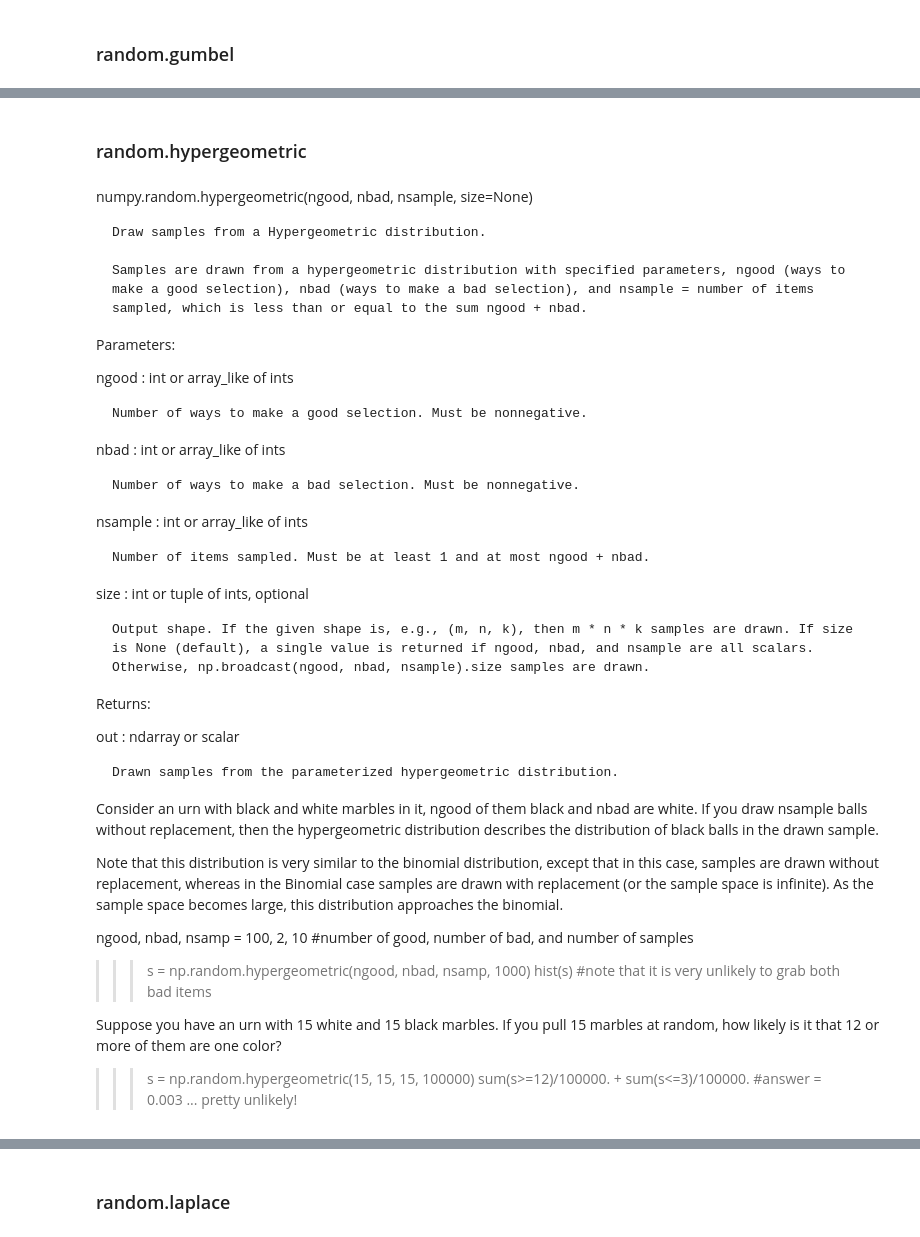
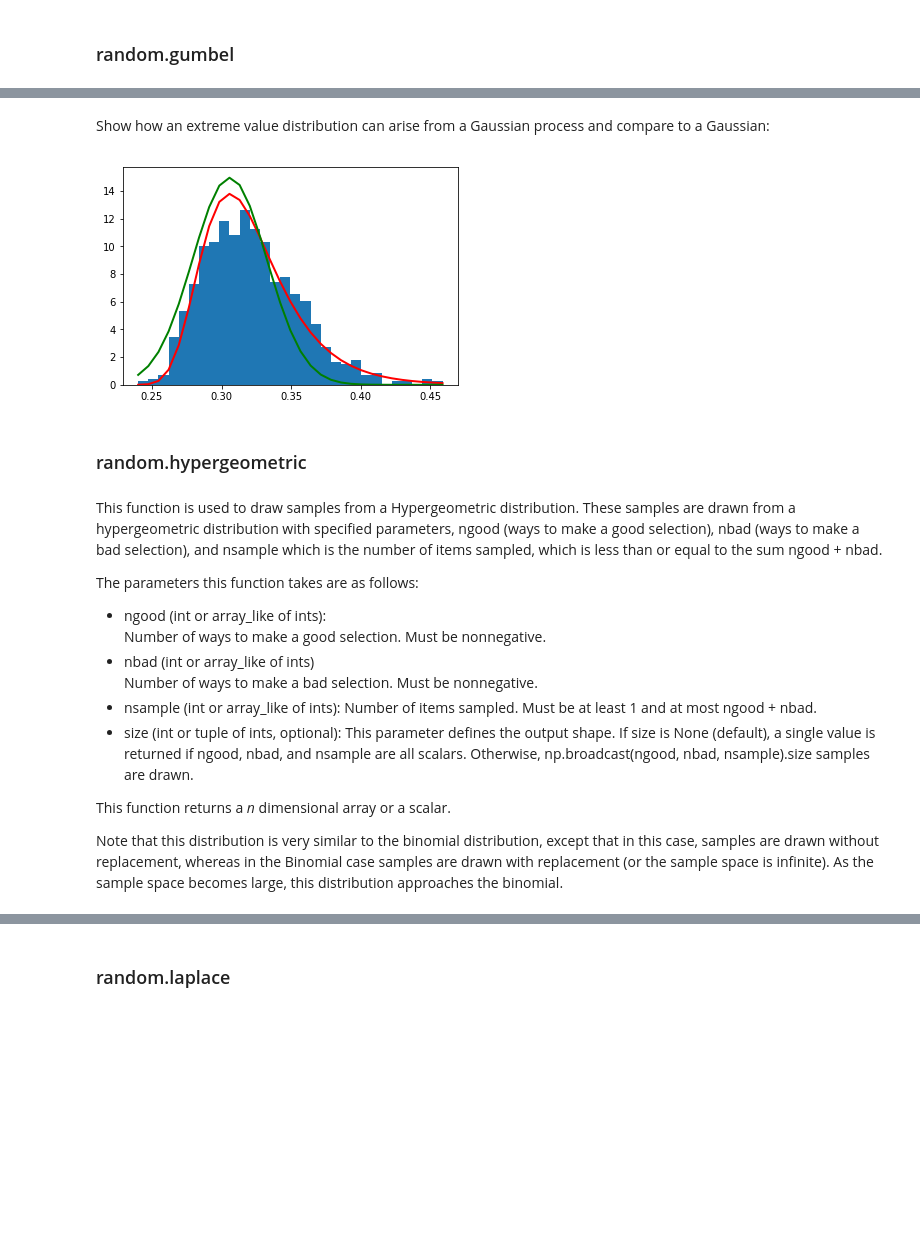
Before and after one commit to Trojan-Hawk/EmergingTechnologies_Project_2018, a Jupyter notebook: numpy-random.ipynb, the cells around one changed output, grey strips where cells are left out. Drawn from its saved outputs; the diff is of its cells as text; code cells hidden in the pictures; blank space fills up the shorter version.

```diff
--- a/numpy-random.ipynb
+++ b/numpy-random.ipynb
@@ -649,46 +571,36 @@ Show how an extreme value distribution can arise from a Gaussian process and com
+# %% [markdown]
+Show how an extreme value distribution can arise from a Gaussian process and compare to a Gaussian:
+# %%
+means = []
+maxima = []
+for i in range(0,1000) :
+    a = np.random.normal(mu, beta, 1000)
+    means.append(a.mean())
+    maxima.append(a.max())
+count, bins, ignored = plt.hist(maxima, 30, density=True)
+beta = np.std(maxima) * np.sqrt(6) / np.pi
+mu = np.mean(maxima) - 0.57721*beta
+plt.plot(bins, (1/beta)*np.exp(-(bins - mu)/beta) * np.exp(-np.exp(-(bins - mu)/beta)), linewidth=2, color='r')
+plt.plot(bins, 1/(beta * np.sqrt(2 * np.pi)) * np.exp(-(bins - mu)**2 / (2 * beta**2)), linewidth=2, color='g')
+plt.show()
+# %% [output]
+[figure, added]
 # %% [markdown]
 ### random.hypergeometric
 # %% [markdown]
- numpy.random.hypergeometric(ngood, nbad, nsample, size=None)
+This function is used to draw samples from a Hypergeometric distribution. These samples are drawn from a hypergeometric distribution with specified parameters, ngood (ways to make a good selection), nbad (ways to make a bad selection), and nsample which is the number of items sampled, which is less than or equal to the sum ngood + nbad.
 
-    Draw samples from a Hypergeometric distribution.
+The parameters this function takes are as follows:
 
-    Samples are drawn from a hypergeometric distribution with specified parameters, ngood (ways to make a good selection), nbad (ways to make a bad selection), and nsample = number of items sampled, which is less than or equal to the sum ngood + nbad.
+-  ngood (int or array_like of ints):<br>
+Number of ways to make a good selection. Must be nonnegative.
+-  nbad (int or array_like of ints)<br>
+Number of ways to make a bad selection. Must be nonnegative.
+-  nsample (int or array_like of ints):
+Number of items sampled. Must be at least 1 and at most ngood + nbad.
+-  size (int or tuple of ints, optional):
+This parameter defines the output shape. If size is None (default), a single value is returned if ngood, nbad, and nsample are all scalars. Otherwise, np.broadcast(ngood, nbad, nsample).size samples are drawn.
 
-Parameters:
-
-ngood : int or array_like of ints
-
-    Number of ways to make a good selection. Must be nonnegative.
-nbad : int or array_like of ints
-
-    Number of ways to make a bad selection. Must be nonnegative.
-nsample : int or array_like of ints
-
-    Number of items sampled. Must be at least 1 and at most ngood + nbad.
-size : int or tuple of ints, optional
-
-    Output shape. If the given shape is, e.g., (m, n, k), then m * n * k samples are drawn. If size is None (default), a single value is returned if ngood, nbad, and nsample are all scalars. Otherwise, np.broadcast(ngood, nbad, nsample).size samples are drawn.
-
-Returns:
-
-out : ndarray or scalar
-
-    Drawn samples from the parameterized hypergeometric distribution.
-
-Consider an urn with black and white marbles in it, ngood of them black and nbad are white. If you draw nsample balls without replacement, then the hypergeometric distribution describes the distribution of black balls in the drawn sample.
+This function returns a *n* dimensional array or a scalar.
 
 Note that this distribution is very similar to the binomial distribution, except that in this case, samples are drawn without replacement, whereas in the Binomial case samples are drawn with replacement (or the sample space is infinite). As the sample space becomes large, this distribution approaches the binomial.
-
-ngood, nbad, nsamp = 100, 2, 10
-#number of good, number of bad, and number of samples
->>> s = np.random.hypergeometric(ngood, nbad, nsamp, 1000)
->>> hist(s)
-#note that it is very unlikely to grab both bad items
-
-Suppose you have an urn with 15 white and 15 black marbles. If you pull 15 marbles at random, how likely is it that 12 or more of them are one color?
->>>
-
->>> s = np.random.hypergeometric(15, 15, 15, 100000)
->>> sum(s>=12)/100000. + sum(s<=3)/100000.
-#answer = 0.003 ... pretty unlikely!
```
Also changed, not shown: parts of 65 cells of this notebook.
